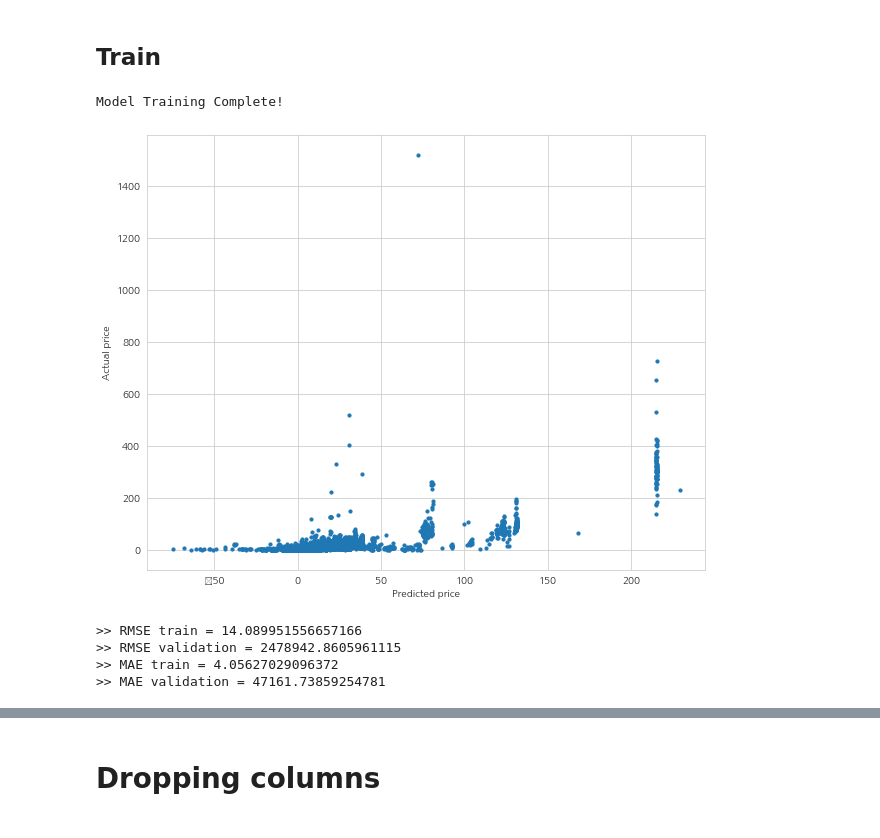
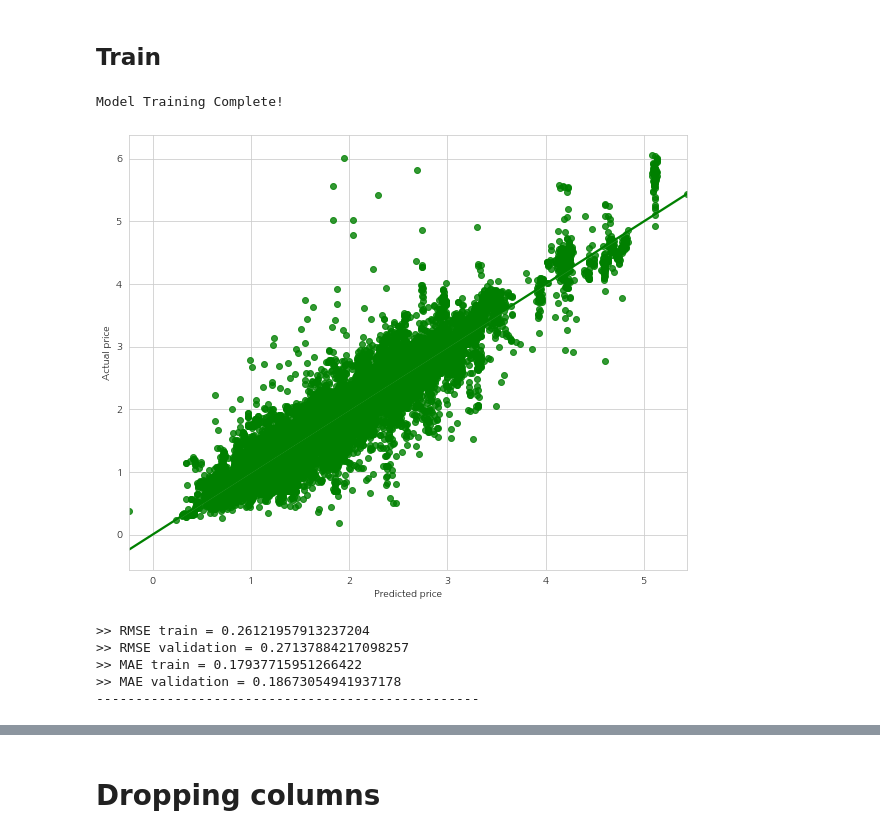
Before and after one commit to Yeony54/Project_Seafood_Import_Price_Prediction, a Jupyter notebook: 3-2. 전처리 가설 검증.ipynb, the cells around one changed output, grey strips where cells are left out. Drawn from its saved outputs; the diff is of its cells as text; code cells hidden in the pictures.

```diff
--- a/3-2. 전처리 가설 검증.ipynb
+++ b/3-2. 전처리 가설 검증.ipynb
@@ -404,0 +443,2 @@ is_processed : 3.1523757826334986e-08 > 622 순위
+# %%
+df2_transformed['P_PRICE'] = np.log1p(df2_transformed['P_PRICE'])
@@ -404,0 +475,2 @@ is_processed : 3.1523757826334986e-08 > 622 순위
+# %%
+df2_transformed['name_cnt'] = np.log1p(df2_transformed['name_cnt'])
@@ -404,0 +507,2 @@ is_processed : 3.1523757826334986e-08 > 622 순위
+# %%
+df2_transformed['import_cnt'] = np.log1p(df2_transformed['import_cnt'])
@@ -407,15 +537,16 @@ is_processed : 3.1523757826334986e-08 > 622 순위
 # %% [markdown]
 #### Add Data
 # %%
-df2_add_data = merge_df([df1_add_columns, df_oil, df_weather_kr, df_cpi])
+df3_add_data = merge_df([df2_transformed, df_oil, df_weather_kr, df_cpi])
 # %% [markdown]
 ## Train
 # %%
-model2 = train_model(df2_add_data.drop(columns=['P_PRICE']), df2_add_data['P_PRICE'])
+model3 = train_model(df3_add_data.drop(columns=['P_PRICE']), df3_add_data['P_PRICE'])
 # %% [output]
 Model Training Complete!
-[figure, old version]
+[figure, new version]
->> RMSE train = 14.089951556657166
->> RMSE validation = 2478942.8605961115
->> MAE train = 4.05627029096372
->> MAE validation = 47161.73859254781
+>> RMSE train = 0.26121957913237204
+>> RMSE validation = 0.27137884217098257
+>> MAE train = 0.17937715951266422
+>> MAE validation = 0.18673054941937178
+-------------------------------------------------
```
Also changed, not shown: parts of 53 cells of this notebook.
